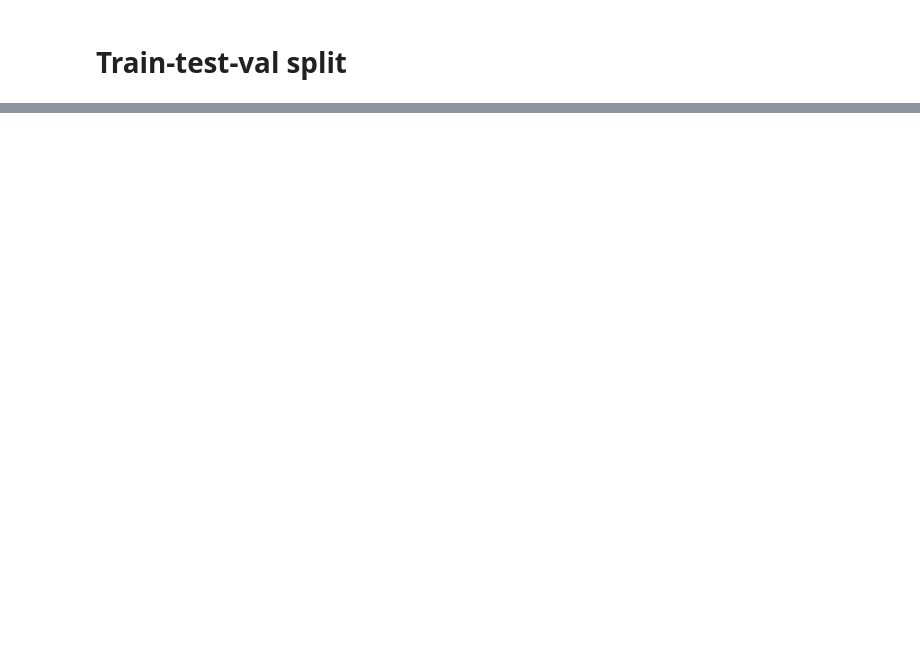
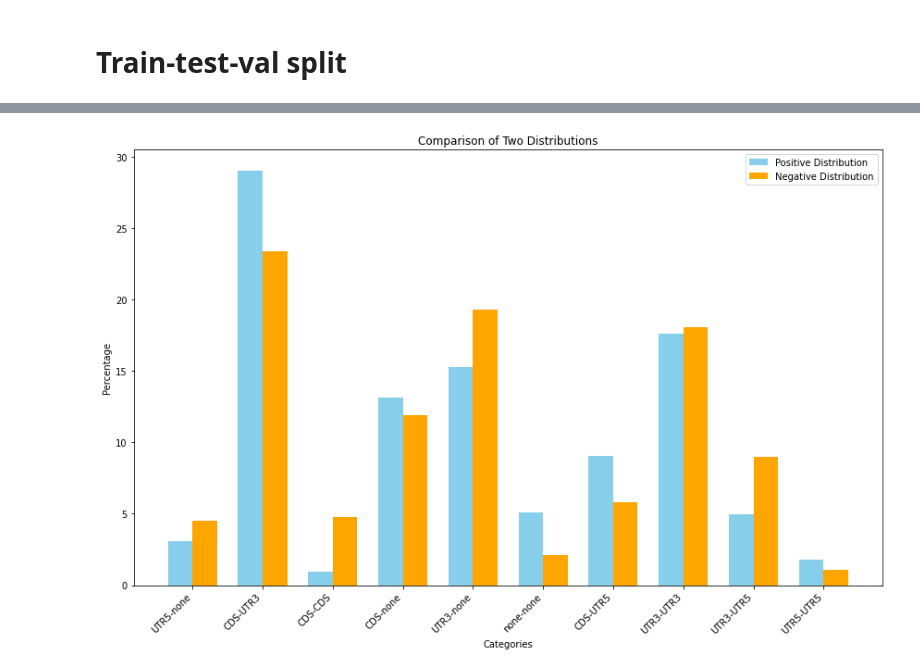
Before and after one commit to giorgiobini/RIME, a Jupyter notebook: src/preprocess_adri_data-random.ipynb, the cells around one changed output, grey strips where cells are left out. Drawn from its saved outputs; the diff is of its cells as text; code cells hidden in the pictures; blank space fills up the shorter version.

```diff
--- a/src/preprocess_adri_data-random.ipynb
+++ b/src/preprocess_adri_data-random.ipynb
@@ -295,0 +416,4 @@ utils.venn_between_genes(gene_pairs_training, gene_pairs_test, gene_pairs_val)
+# %%
+plot_interaction_region(df[df.couples.isin(gene_pairs_training)])
+# %% [output]
+[figure, added]
```
Also changed, not shown: parts of 15 cells of this notebook, 2 other files.
